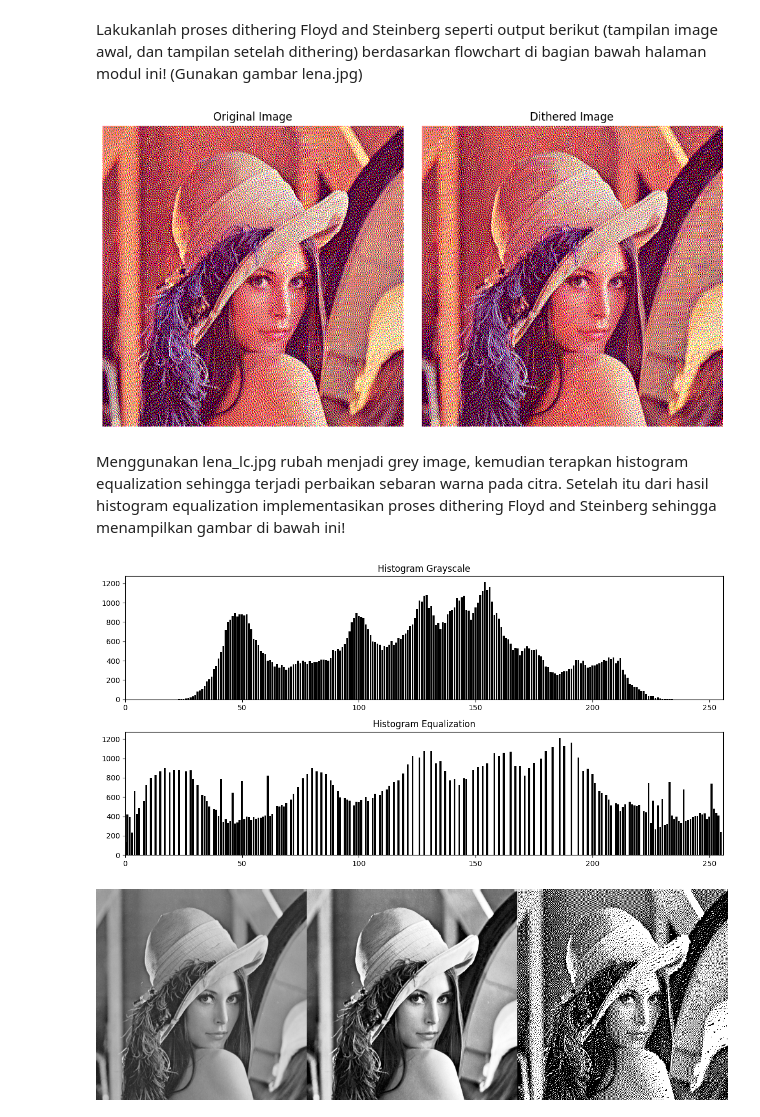
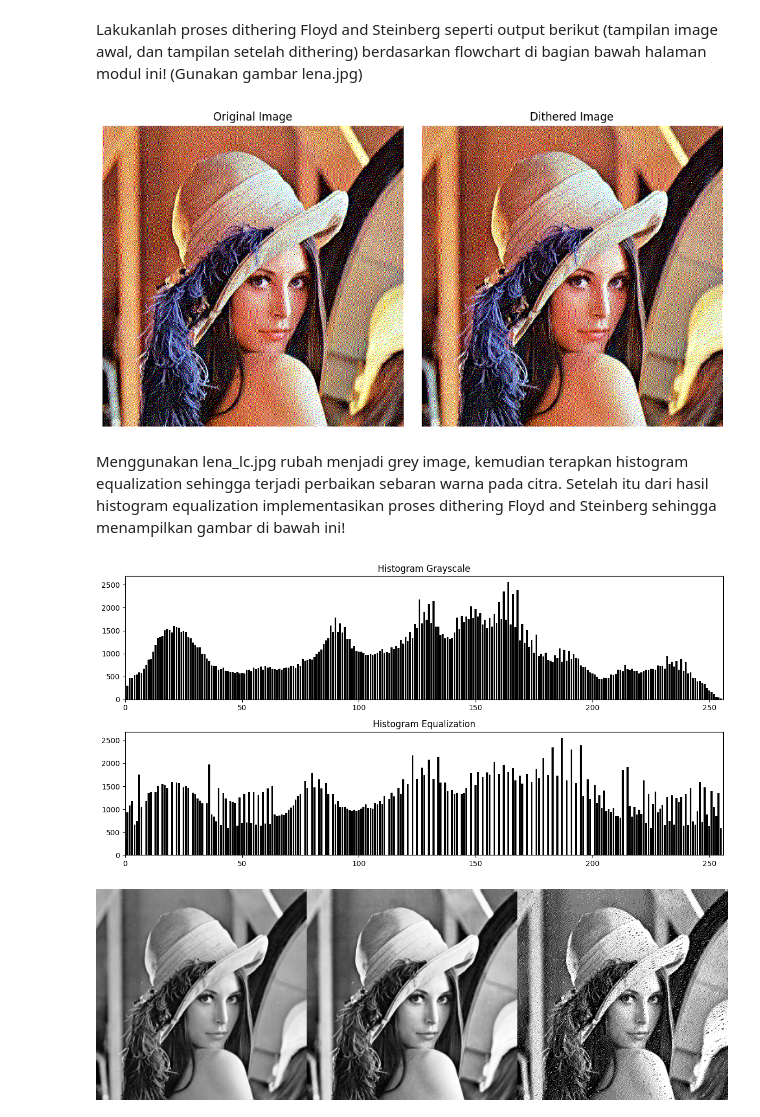
Before and after one commit to lukasvalentino971/PCVK-2023, a Jupyter notebook: Week06/Week06.ipynb, the cells around one changed output. Cells and saved outputs as stored; diff of their text form; code cells hidden in the pictures.

```diff
--- a/Week06/Week06.ipynb
+++ b/Week06/Week06.ipynb
@@ -75,7 +75,7 @@ menggunakan library yang dimiliki oleh NumPy yaitu “histogram”. Bandingkan
 hasilnya. Apakah output muncul sama?
 # %%
 # Baca gambar "lena.jpg"
-image = cv2.imread('/content/drive/MyDrive/PCVK-2023/Lenna_(test_image).png')
+image = cv2.imread('/content/drive/MyDrive/PCVK-2023/lena.jpg')
 
 # Pisahkan kanal warna
 blue_channel = image[:, :, 0]
@@ -283,7 +283,7 @@ colors = {
 }
 
 # Baca gambar "lena.jpg"
-img = cv2.imread('/content/drive/MyDrive/PCVK-2023/Lenna_(test_image).png')
+img = cv2.imread('/content/drive/MyDrive/PCVK-2023/lena.jpg')
 
 # Salin gambar asli untuk ditampilkan di sebelah kiri
 original_img = img.copy()
@@ -369,35 +369,35 @@ def distribute_error(image, x, y, quant_error):
             new_pixel[1] + (error_g * 1 // 16),
             new_pixel[2] + (error_b * 1 // 16)
         ))
 
 # Load the original input image
-input_image_path = ('/content/drive/MyDrive/PCVK-2023/Lenna_(test_image).png')
+input_image_path = ('/content/drive/MyDrive/PCVK-2023/lena.jpg')
 input_image = Image.open(input_image_path)
 
 # Apply dithering
 output_image = apply_dithering(input_image)
 
 # Plotting the images
 plt.figure(figsize=(10, 5))
 
 # Plot the original image
 plt.subplot(1, 2, 1)
 plt.imshow(input_image)
 plt.title('Original Image')
 plt.axis('off')
 
 # Plot the dithered image
 plt.subplot(1, 2, 2)
 plt.imshow(output_image)
 plt.title('Dithered Image')
 plt.axis('off')
 
 # Display the images
 # cv2_imshow(input_image_path)
 plt.tight_layout()
 plt.show()
 # %% [output]
-[figure, old version]
+[figure, new version]
 # %% [markdown]
 Menggunakan lena_lc.jpg rubah menjadi grey image, kemudian terapkan histogram equalization sehingga terjadi perbaikan sebaran warna pada citra. Setelah itu dari hasil histogram equalization implementasikan proses dithering Floyd and Steinberg sehingga menampilkan gambar di bawah ini!
 # %%
@@ -407,7 +407,7 @@ import matplotlib.pyplot as plt
 from google.colab.patches import cv2_imshow
 
 # Baca gambar "lena_lc.jpg"
-img1 = cv2.imread('/content/drive/MyDrive/PCVK-2023/Lenna_(test_image).png')
+img1 = cv2.imread('/content/drive/MyDrive/PCVK-2023/lena.jpg')
 
 # Ubah gambar menjadi grayscale
 gray_img = cv2.cvtColor(img1, cv2.COLOR_BGR2GRAY)
@@ -460,5 +460,5 @@ plt.show()
 final_frame = cv2.hconcat((gray_img, equalized_img, dithered_img))
 cv2_imshow(final_frame)
 # %% [output]
-[figure, old version]
+[figure, new version]
-[figure, old version]
+[figure, new version]
```
Also changed, not shown: parts of 6 cells of this notebook.
